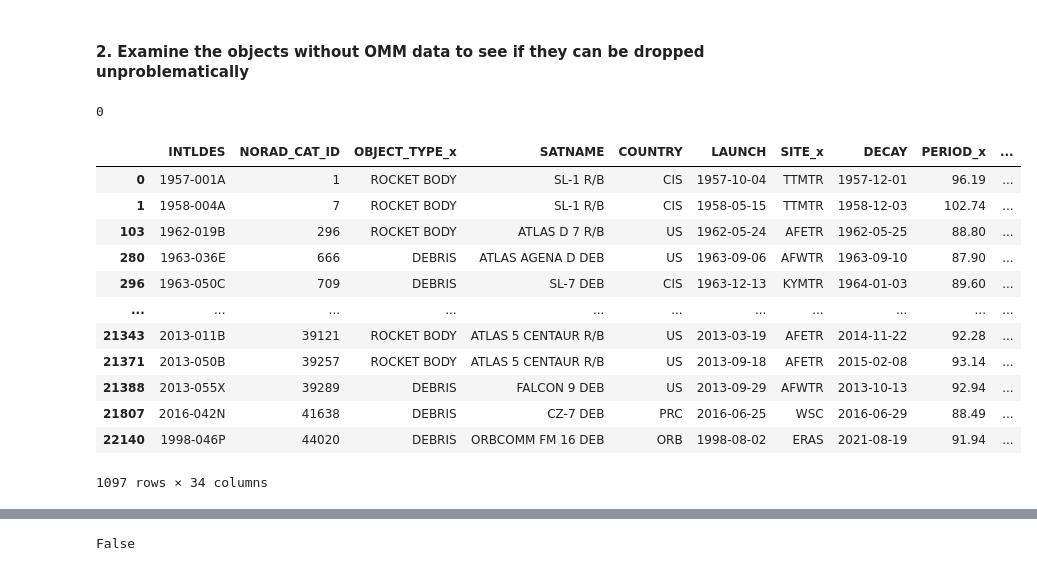
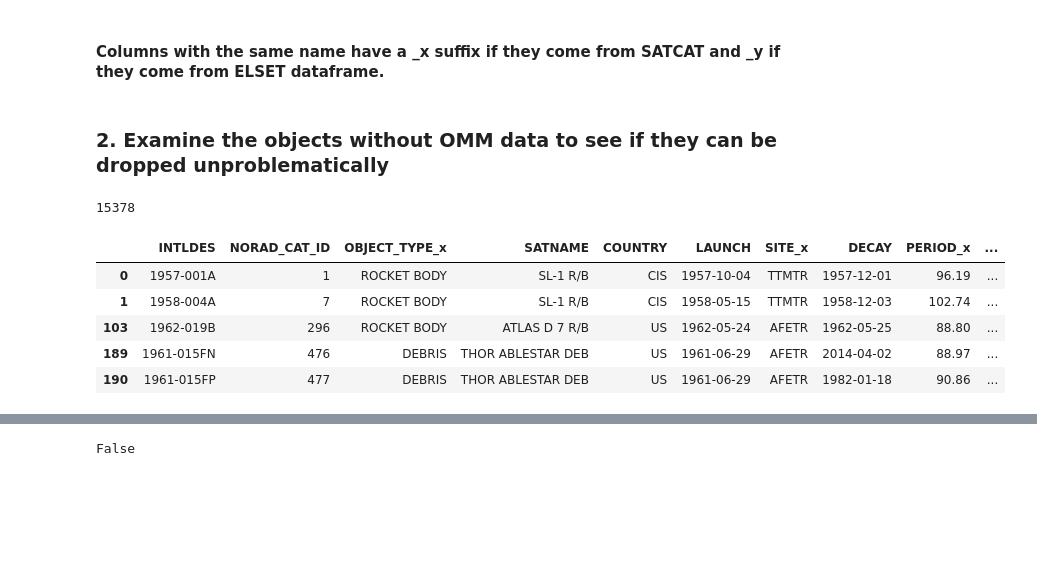
Before and after one commit to brianna404/BA_SpaceDebrisLifetimePrediction, a Jupyter notebook: Code/DataPreparation3_Combine.ipynb, the cells around one changed output, grey strips where cells are left out. Cells and saved outputs as stored; diff of their text form; code cells hidden in the pictures; blank space fills up the shorter version.

```diff
--- a/Code/DataPreparation3_Combine.ipynb
+++ b/Code/DataPreparation3_Combine.ipynb
@@ -62,30 +45,21 @@ combined_df
-# %%
-# drop objects from DS_WrongIDs.csv
-wrongIDs_df = pd.read_csv('../Data/WrongIDs.csv')
-combined_df = combined_df[~combined_df['NORAD_CAT_ID'].isin(wrongIDs_df['NORAD_CAT_ID'])]
+# %% [markdown]
+#### Columns with the same name have a _x suffix if they come from SATCAT and _y if they come from ELSET dataframe.
 # %% [markdown]
-#### 2. Examine the objects without OMM data to see if they can be dropped unproblematically
+### 2. Examine the objects without OMM data to see if they can be dropped unproblematically
-# %%
-# check if Object ID column can be used as identifyer for present OMM data
-print(OMMs_df['OBJECT_ID'].isnull().sum())
-# %% [output]
-0
+# %%
+# count objects without OMM data
+print(combined_df['EPOCH'].isnull().sum())
+# %% [output]
+15378
 # %%
 # extract rows whithout OMM data
-missing_OMMs_df = combined_df[combined_df['OBJECT_ID'].isnull()].copy()
-missing_OMMs_df
+missing_OMMs_df = combined_df[combined_df['EPOCH'].isnull()].copy()
+missing_OMMs_df.head()
 # %% [output]
 |  | INTLDES | NORAD_CAT_ID | OBJECT_TYPE_x | SATNAME | COUNTRY | LAUNCH | SITE_x | DECAY | PERIOD_x | ... |
 | 0 | 1957-001A | 1 | ROCKET BODY | SL-1 R/B | CIS | 1957-10-04 | TTMTR | 1957-12-01 | 96.19 | ... |
 | 1 | 1958-004A | 7 | ROCKET BODY | SL-1 R/B | CIS | 1958-05-15 | TTMTR | 1958-12-03 | 102.74 | ... |
 | 103 | 1962-019B | 296 | ROCKET BODY | ATLAS D 7 R/B | US | 1962-05-24 | AFETR | 1962-05-25 | 88.80 | ... |
-| 280 | 1963-036E | 666 | DEBRIS | ATLAS AGENA D DEB | US | 1963-09-06 | AFWTR | 1963-09-10 | 87.90 | ... |
-| 296 | 1963-050C | 709 | DEBRIS | SL-7 DEB | CIS | 1963-12-13 | KYMTR | 1964-01-03 | 89.60 | ... |
-| ... | ... | ... | ... | ... | ... | ... | ... | ... | ... | ... |
-| 21343 | 2013-011B | 39121 | ROCKET BODY | ATLAS 5 CENTAUR R/B | US | 2013-03-19 | AFETR | 2014-11-22 | 92.28 | ... |
-| 21371 | 2013-050B | 39257 | ROCKET BODY | ATLAS 5 CENTAUR R/B | US | 2013-09-18 | AFETR | 2015-02-08 | 93.14 | ... |
-| 21388 | 2013-055X | 39289 | DEBRIS | FALCON 9 DEB | US | 2013-09-29 | AFWTR | 2013-10-13 | 92.94 | ... |
-| 21807 | 2016-042N | 41638 | DEBRIS | CZ-7 DEB | PRC | 2016-06-25 | WSC | 2016-06-29 | 88.49 | ... |
-| 22140 | 1998-046P | 44020 | DEBRIS | ORBCOMM FM 16 DEB | ORB | 1998-08-02 | ERAS | 2021-08-19 | 91.94 | ... |
+| 189 | 1961-015FN | 476 | DEBRIS | THOR ABLESTAR DEB | US | 1961-06-29 | AFETR | 2014-04-02 | 88.97 | ... |
+| 190 | 1961-015FP | 477 | DEBRIS | THOR ABLESTAR DEB | US | 1961-06-29 | AFETR | 1982-01-18 | 90.86 | ... |
-1097 rows × 34 columns
 # %%
```
Also changed, not shown: parts of 27 cells of this notebook, 10 other files.
